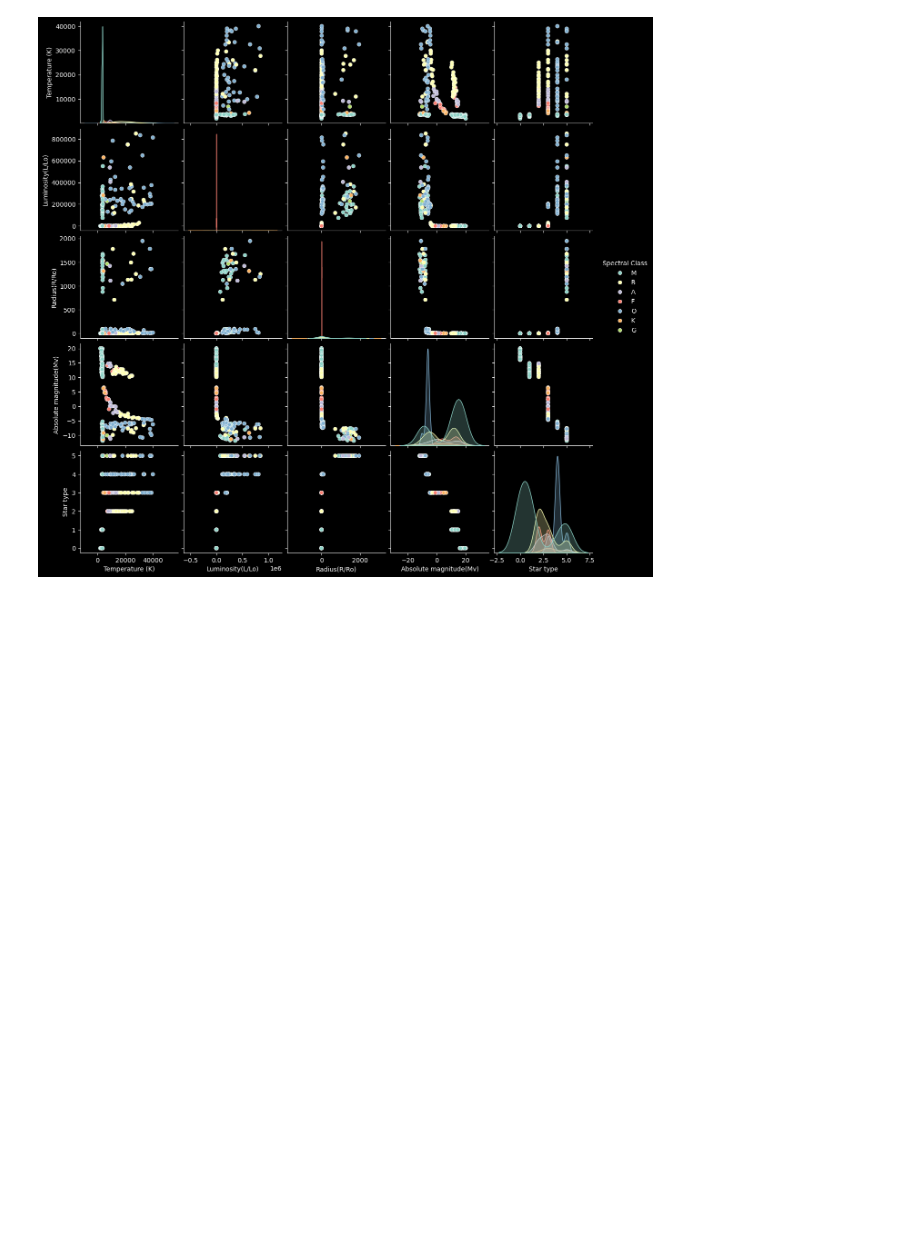
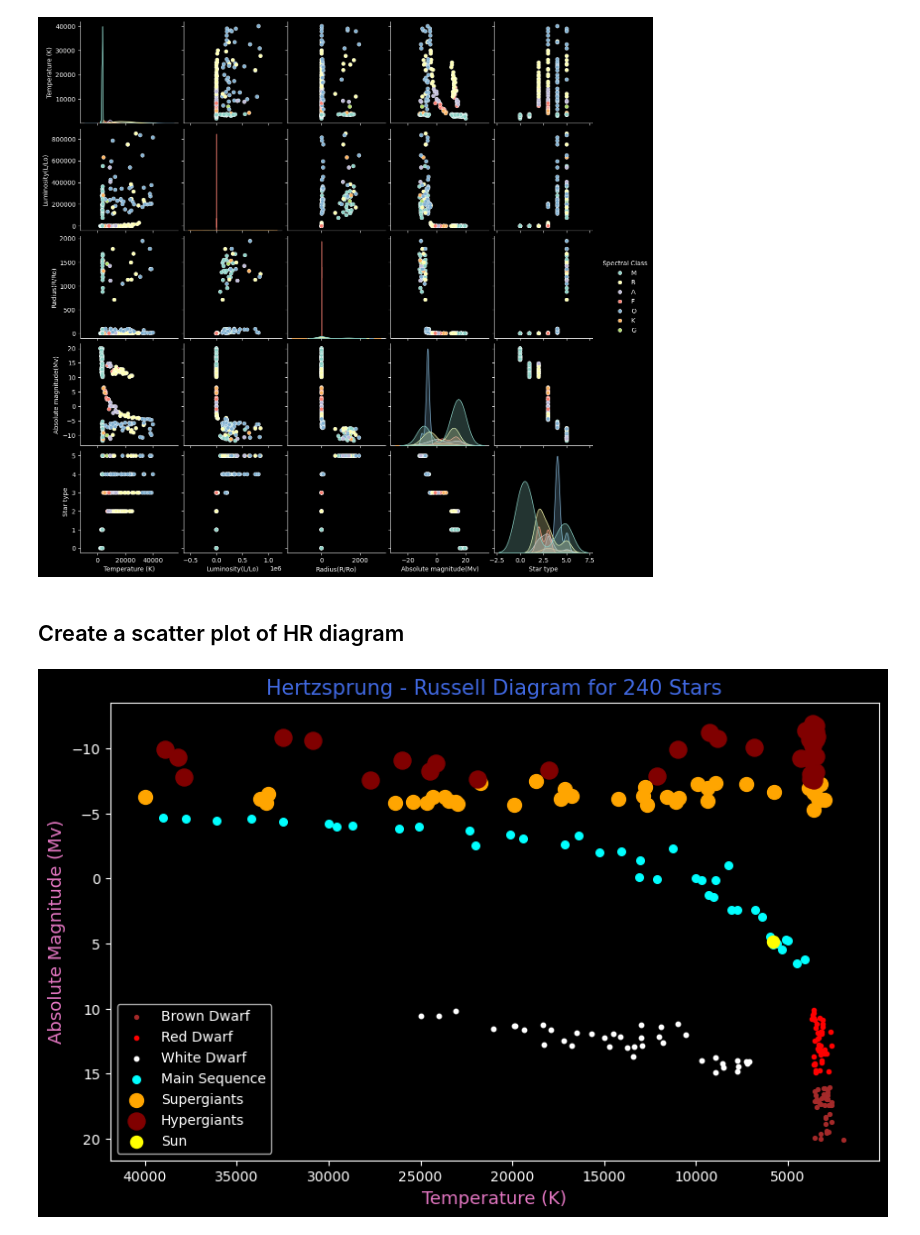
Before and after one commit to Michal-Radomski/Python-Data-Visualization, a Jupyter notebook: 05 Astronomy Research/01_visualization.ipynb, the cells around one changed output. Saved outputs shown, nothing was run; the diff lists cells and outputs as text; code cells hidden in the pictures; blank space fills up the shorter version.

Commit message:
Astronomy Research Data Analysis with Python course - commit 06

```diff
--- a/05 Astronomy Research/01_visualization.ipynb
+++ b/05 Astronomy Research/01_visualization.ipynb
@@ -205,3 +205,80 @@ plt.savefig(base_dir+'pairplot.png')
 plt.show()
 # %% [output]
 [figure]
+# %% [markdown]
+## Create a scatter plot of HR diagram
+# %%
+# Arrays to be used in the for loop
+star_type = star_df['Star type'].values
+temperature = star_df['Temperature (K)'].values
+abs_mag = star_df['Absolute magnitude(Mv)'].values
+
+# Python dictionaries --> Made of key value pairs --> To be used to get properties of star_type
+star_types = {
+    0: {'label': 'Brown Dwarf', 'color': 'brown', 'size': 30, 'marker': '.'},
+    1: {'label': 'Red Dwarf', 'color': 'red', 'size': 35, 'marker': '.'},
+    2: {'label': 'White Dwarf', 'color': 'white', 'size': 40, 'marker': '.'},
+    3: {'label': 'Main Sequence', 'color': 'cyan', 'size': 30, 'marker': 'o'},
+    4: {'label': 'Supergiants', 'color': 'orange', 'size': 100, 'marker': 'o'},
+    5: {'label': 'Hypergiants', 'color': 'maroon', 'size': 150, 'marker': 'o'}
+}
+# %%
+# Plotting a HR Diagram for Temp vs Abs mag
+
+# Empty list and set to store ax and label of star_type
+axes = []
+labels = set()
+
+plt.figure(figsize=(10, 6))
+
+# For each and every star in the data
+for i in range(len(star_type)):
+
+  # Get its properties with its star_type from python dictonary
+  properties = star_types[star_type[i]]
+
+  # if label is not present in set labels
+  if properties['label'] not in labels:
+    # Then create the axis
+    ax = plt.scatter(temperature[i], abs_mag[i],
+                    s=properties['size'],
+                    c=properties['color'],
+                    marker=properties['marker'],
+                    label=properties['label'])
+    # Add it to axes list
+    axes.append(ax)
+    # Also add label to the labels set
+    labels.add(properties['label'])
+  # Else if the label already exist
+  else:
+    # Then don't save the axes nor add the label to labels set
+    plt.scatter(temperature[i], abs_mag[i],
+                s=properties['size'],
+                c=properties['color'],
+                marker=properties['marker'],
+                label=properties['label'])
+
+# Adding data for sun
+ax_sun = plt.scatter(5778, 4.83, s=75, c="yellow", marker='o', label="Sun")
+axes.append(ax_sun)
+labels.add("Sun")
+
+# Add title
+plt.title(f"Hertzsprung - Russell Diagram for {len(star_type)} Stars", fontsize=15, color='royalblue')
+
+# Add labels
+plt.ylabel("Absolute Magnitude (Mv)", fontsize=13, color='tab:pink')
+plt.xlabel("Temperature (K)", fontsize=13, color='tab:pink')
+
+# Visualize the labels only for the axes handles
+plt.legend(handles=axes)
+
+# Invert the axes
+plt.gca().invert_xaxis()
+plt.gca().invert_yaxis()
+
+# Save Figure
+plt.savefig(base_dir+'hr_diagram.png')
+plt.show()
+# %% [output]
+[figure, added]
```
Also changed, not shown: parts of 5 cells of this notebook, 2 other files.
